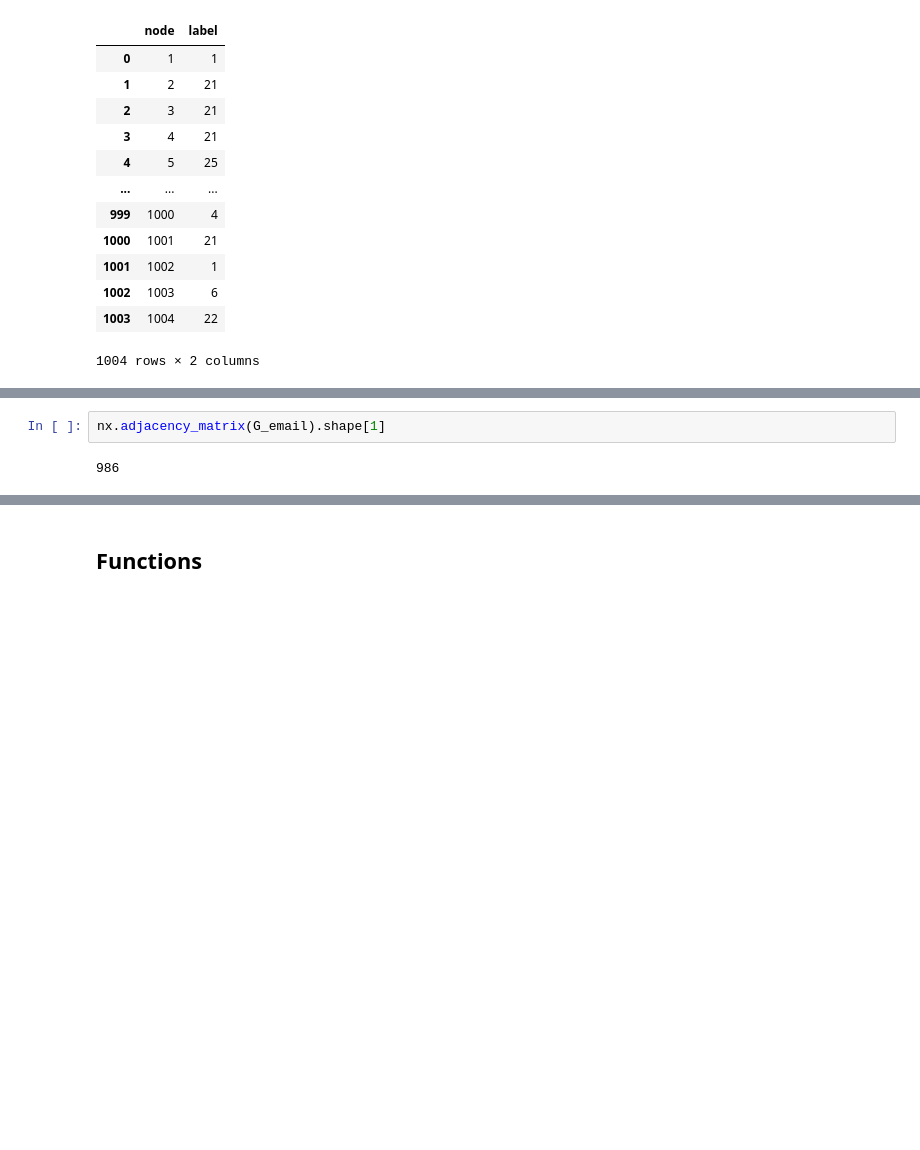
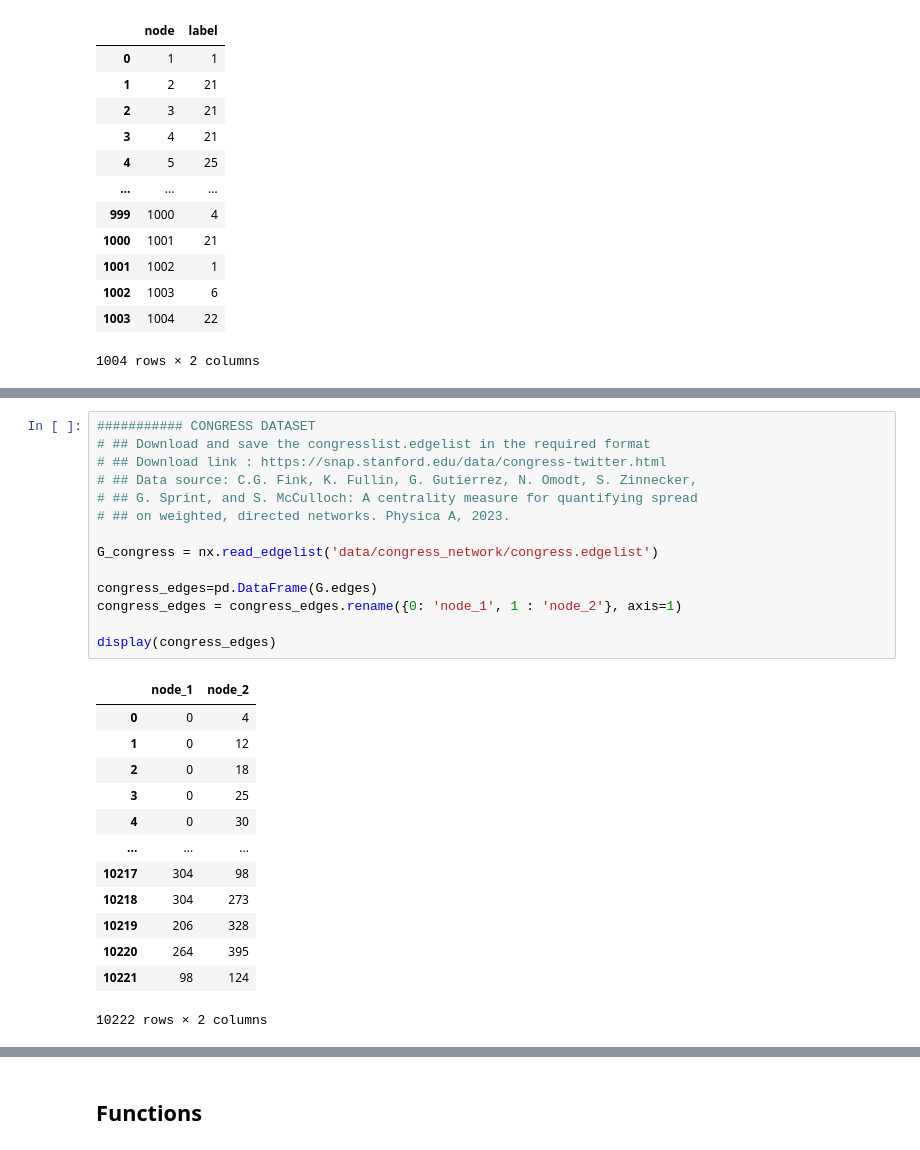
Before and after one commit to afpbondoc/MGMA_CommunityDetection_InfluenceMaximization, a Jupyter notebook: communities.ipynb, the cells around one changed output, grey strips where cells are left out. Saved outputs shown, nothing was run; the diff lists cells and outputs as text; blank space fills up the shorter version.

```diff
--- a/communities.ipynb
+++ b/communities.ipynb
@@ -123,4 +135,28 @@ plt.show()
-# %%
-nx.adjacency_matrix(G_email).shape[1]
-# %% [output]
-986
+# %%
+########### CONGRESS DATASET
+# ## Download and save the congresslist.edgelist in the required format
+# ## Download link : https://snap.stanford.edu/data/congress-twitter.html
+# ## Data source: C.G. Fink, K. Fullin, G. Gutierrez, N. Omodt, S. Zinnecker,
+# ## G. Sprint, and S. McCulloch: A centrality measure for quantifying spread
+# ## on weighted, directed networks. Physica A, 2023.
+
+G_congress = nx.read_edgelist('data/congress_network/congress.edgelist')
+
+congress_edges=pd.DataFrame(G.edges)
+congress_edges = congress_edges.rename({0: 'node_1', 1 : 'node_2'}, axis=1)
+
+display(congress_edges)
+# %% [output]
+|  | node_1 | node_2 |
+| 0 | 0 | 4 |
+| 1 | 0 | 12 |
+| 2 | 0 | 18 |
+| 3 | 0 | 25 |
+| 4 | 0 | 30 |
+| ... | ... | ... |
+| 10217 | 304 | 98 |
+| 10218 | 304 | 273 |
+| 10219 | 206 | 328 |
+| 10220 | 264 | 395 |
+| 10221 | 98 | 124 |
+10222 rows × 2 columns
```
Also changed, not shown: parts of 15 cells of this notebook, 1 other file.
